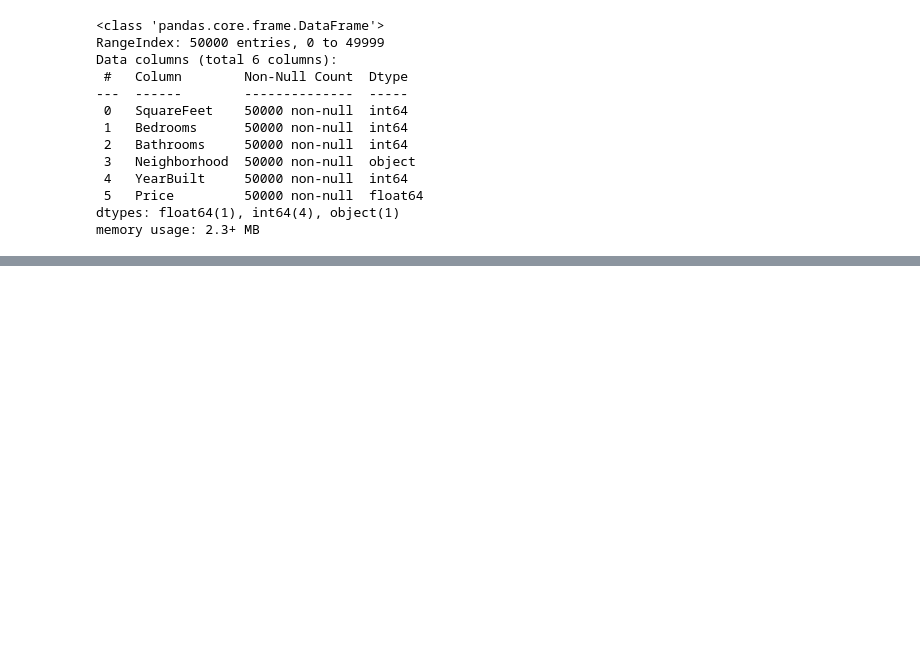
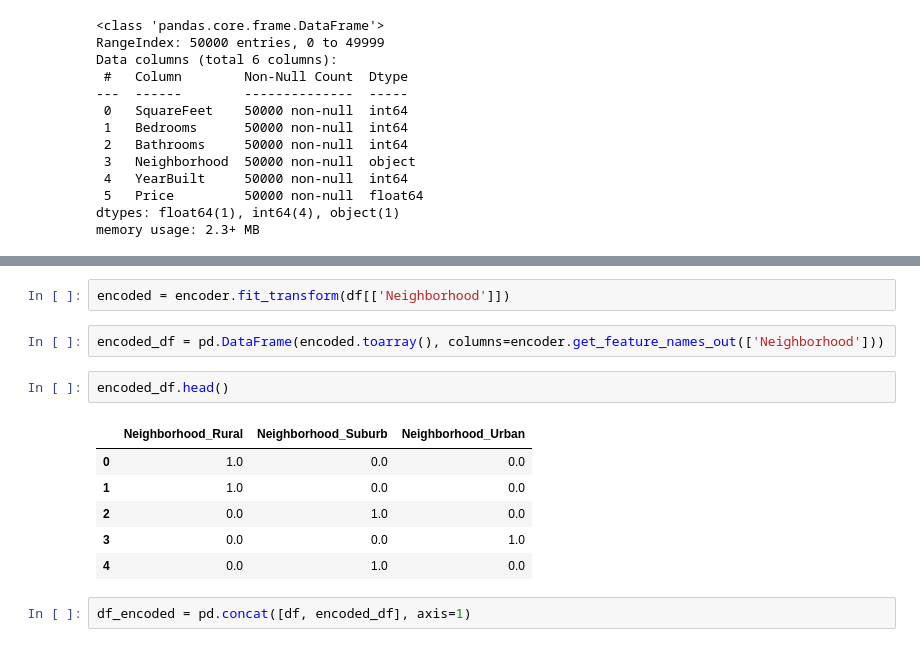
Before and after one commit to Ayotomiwa7/housing-price-prediction-app, a Jupyter notebook: housing price prediction.ipynb, the cells around one changed output, grey strips where cells are left out. Drawn from its saved outputs; the diff is of its cells as text; blank space fills up the shorter version.

```diff
--- a/housing price prediction.ipynb
+++ b/housing price prediction.ipynb
@@ -37,0 +112,15 @@ memory usage: 2.3+ MB
+# %%
+encoded = encoder.fit_transform(df[['Neighborhood']])
+# %%
+encoded_df = pd.DataFrame(encoded.toarray(), columns=encoder.get_feature_names_out(['Neighborhood']))
+# %%
+encoded_df.head()
+# %% [output]
+|  | Neighborhood_Rural | Neighborhood_Suburb | Neighborhood_Urban |
+| 0 | 1.0 | 0.0 | 0.0 |
+| 1 | 1.0 | 0.0 | 0.0 |
+| 2 | 0.0 | 1.0 | 0.0 |
+| 3 | 0.0 | 0.0 | 1.0 |
+| 4 | 0.0 | 1.0 | 0.0 |
+# %%
+df_encoded = pd.concat([df, encoded_df], axis=1)
```
Also changed, not shown: parts of 37 cells of this notebook, 2 other files.
